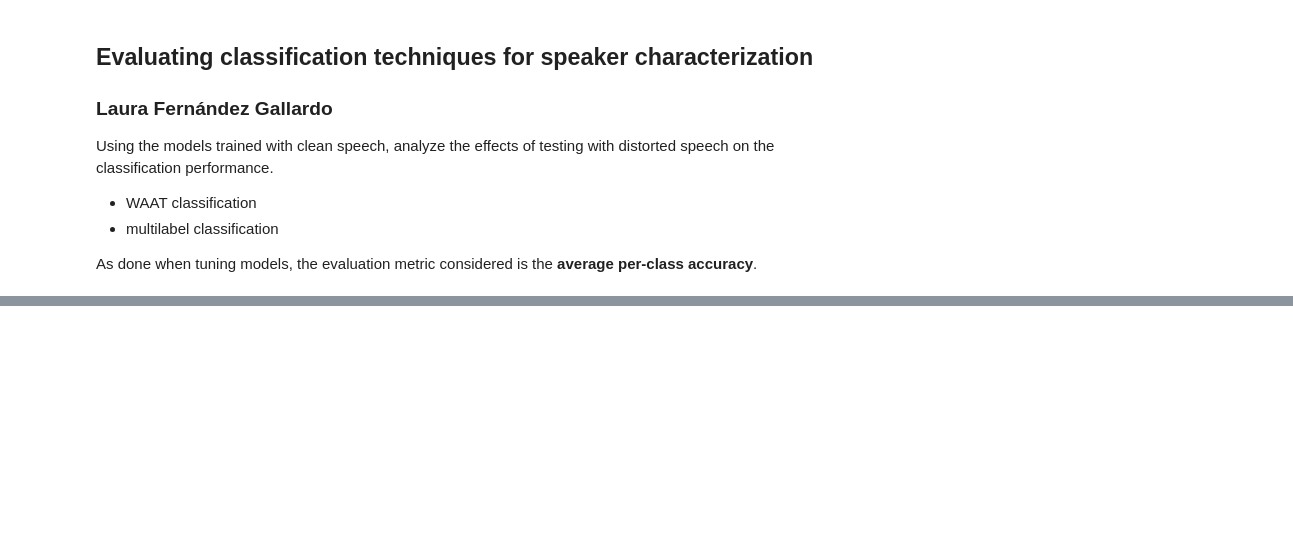
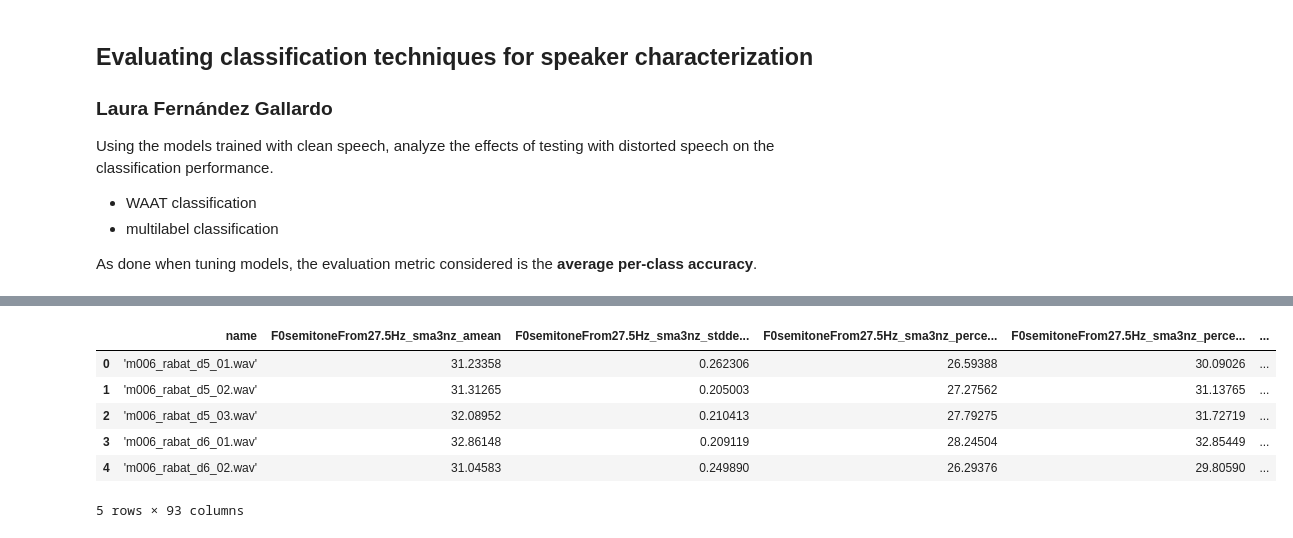
Before and after one commit to laufergall/ML_Speaker_Characteristics, a Jupyter notebook: classification/04_classification_degraded_speech.ipynb, the cells around one changed output, grey strips where cells are left out. Cells and saved outputs as stored; diff of their text form; code cells hidden in the pictures; blank space fills up the shorter version.

```diff
--- a/classification/04_classification_degraded_speech.ipynb
+++ b/classification/04_classification_degraded_speech.ipynb
@@ -33,3 +42,28 @@ The speech degradations employed in this study are outline in the [README.md fil
+# %%
+# load features from clean speech
+
+path = "https://raw.githubusercontent.com/laufergall/ML_Speaker_Characteristics/master/data/extracted_features/"
+
+url = path + "/eGeMAPSv01a_semispontaneous_splitted.csv"
+s = requests.get(url).content
+feats_clean =pd.read_csv(io.StringIO(s.decode('utf-8')), sep = ';') # shape: 3591, 89
+
+# extract speaker ID and dialog number from speech file name
+feats_clean['spkID'] = feats_clean['name'].str.slice(2, 5).astype('int')
+feats_clean['dialog'] = feats_clean['name'].str.slice(-9,-8)
+
+# appending class label
+scores = pd.read_csv(r'..\data\generated_data\speakerIDs_cls_WAAT_all.csv') # only high/low WAAT
+feats_clean_class = pd.merge(feats_clean, scores, how='inner')
+feats_clean_class.head()
+# %% [output]
+|  | name | F0semitoneFrom27.5Hz_sma3nz_amean | F0semitoneFrom27.5Hz_sma3nz_stdde... | F0semitoneFrom27.5Hz_sma3nz_perce... | F0semitoneFrom27.5Hz_sma3nz_perce... | ... |
+| 0 | 'm006_rabat_d5_01.wav' | 31.23358 | 0.262306 | 26.59388 | 30.09026 | ... |
+| 1 | 'm006_rabat_d5_02.wav' | 31.31265 | 0.205003 | 27.27562 | 31.13765 | ... |
+| 2 | 'm006_rabat_d5_03.wav' | 32.08952 | 0.210413 | 27.79275 | 31.72719 | ... |
+| 3 | 'm006_rabat_d6_01.wav' | 32.86148 | 0.209119 | 28.24504 | 32.85449 | ... |
+| 4 | 'm006_rabat_d6_02.wav' | 31.04583 | 0.249890 | 26.29376 | 29.80590 | ... |
+5 rows × 93 columns
 # %%
 # load features from degraded speech
 
```
Also changed, not shown: parts of 64 cells of this notebook, 11 other files.
